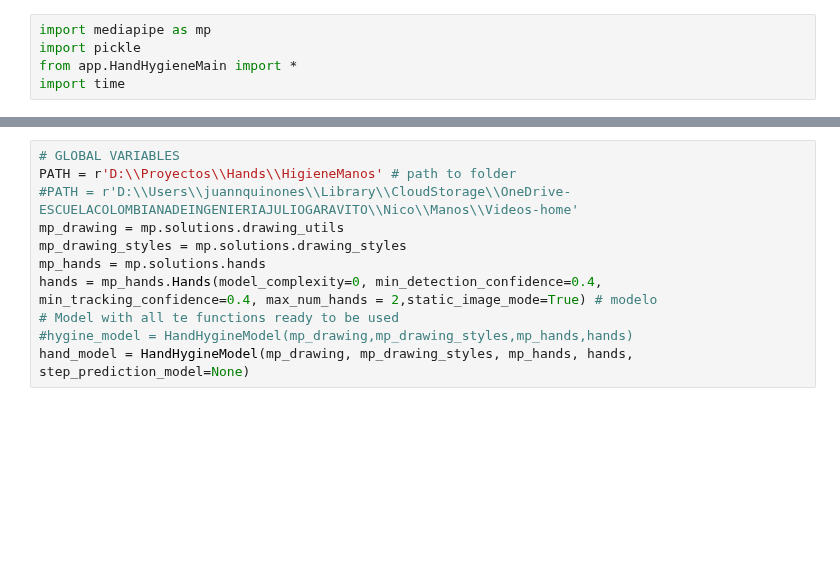
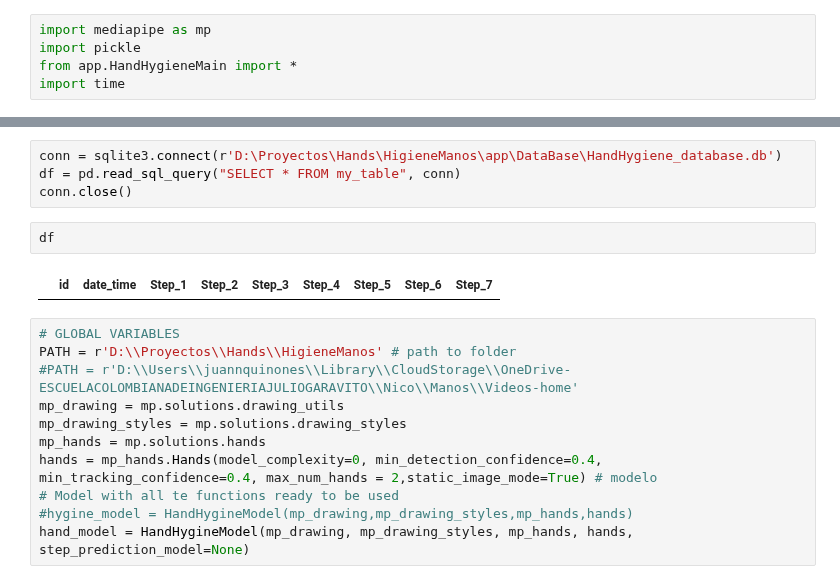
Before and after one commit to juannquinones/HandHygiene, a Jupyter notebook: Example.ipynb, the cells around one changed output, grey strips where cells are left out. Saved outputs shown, nothing was run; the diff lists cells and outputs as text; blank space fills up the shorter version.

```diff
--- a/Example.ipynb
+++ b/Example.ipynb
@@ -9,3 +30,11 @@ import time
+# %%
+conn = sqlite3.connect(r'D:\Proyectos\Hands\HigieneManos\app\DataBase\HandHygiene_database.db')
+df = pd.read_sql_query("SELECT * FROM my_table", conn)
+conn.close()
+# %%
+df
+# %% [output]
+|  | id | date_time | Step_1 | Step_2 | Step_3 | Step_4 | Step_5 | Step_6 | Step_7 |
 # %%
 # GLOBAL VARIABLES
 PATH = r'D:\\Proyectos\\Hands\\HigieneManos' # path to folder
```
Also changed, not shown: parts of 2 cells of this notebook, 6 other files.
